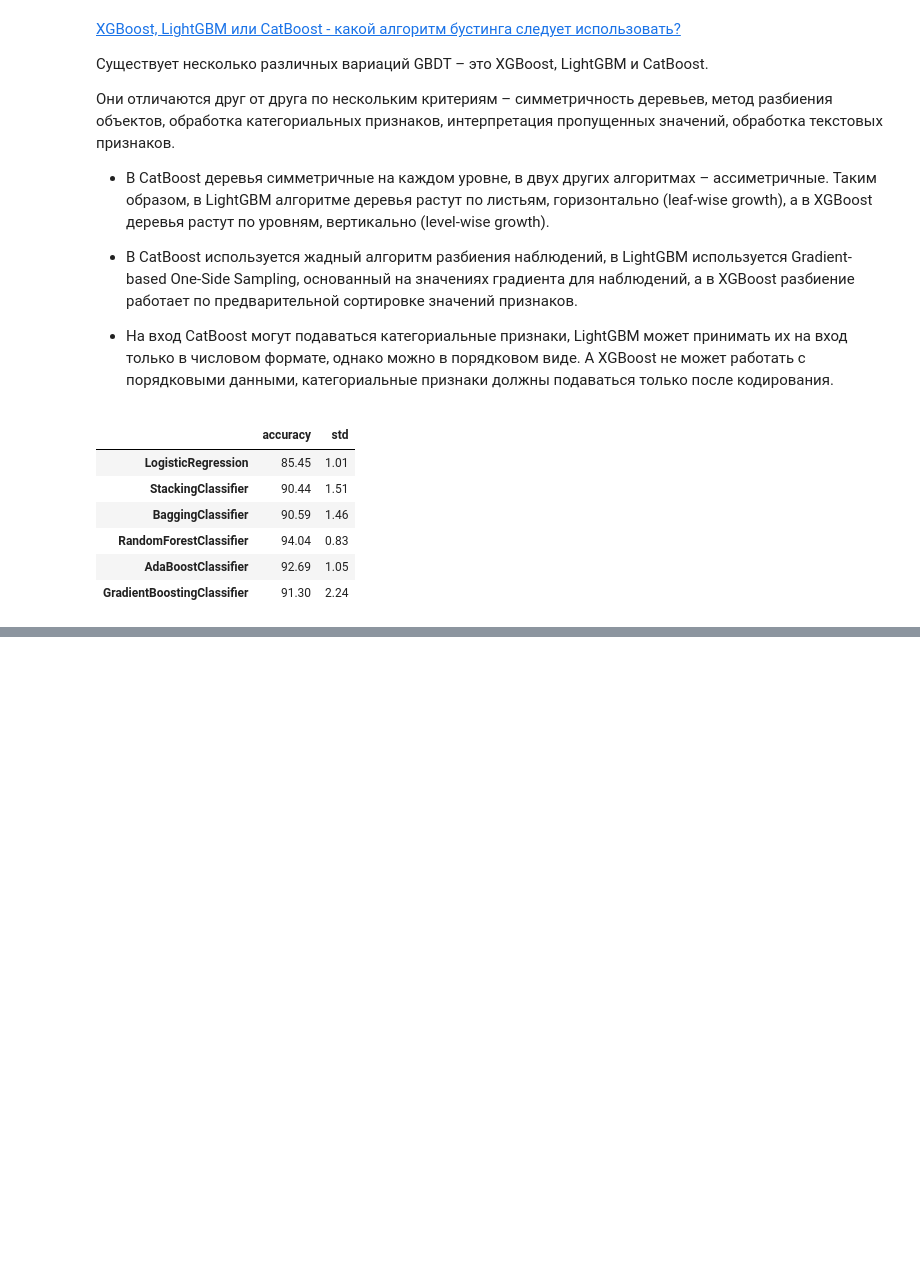
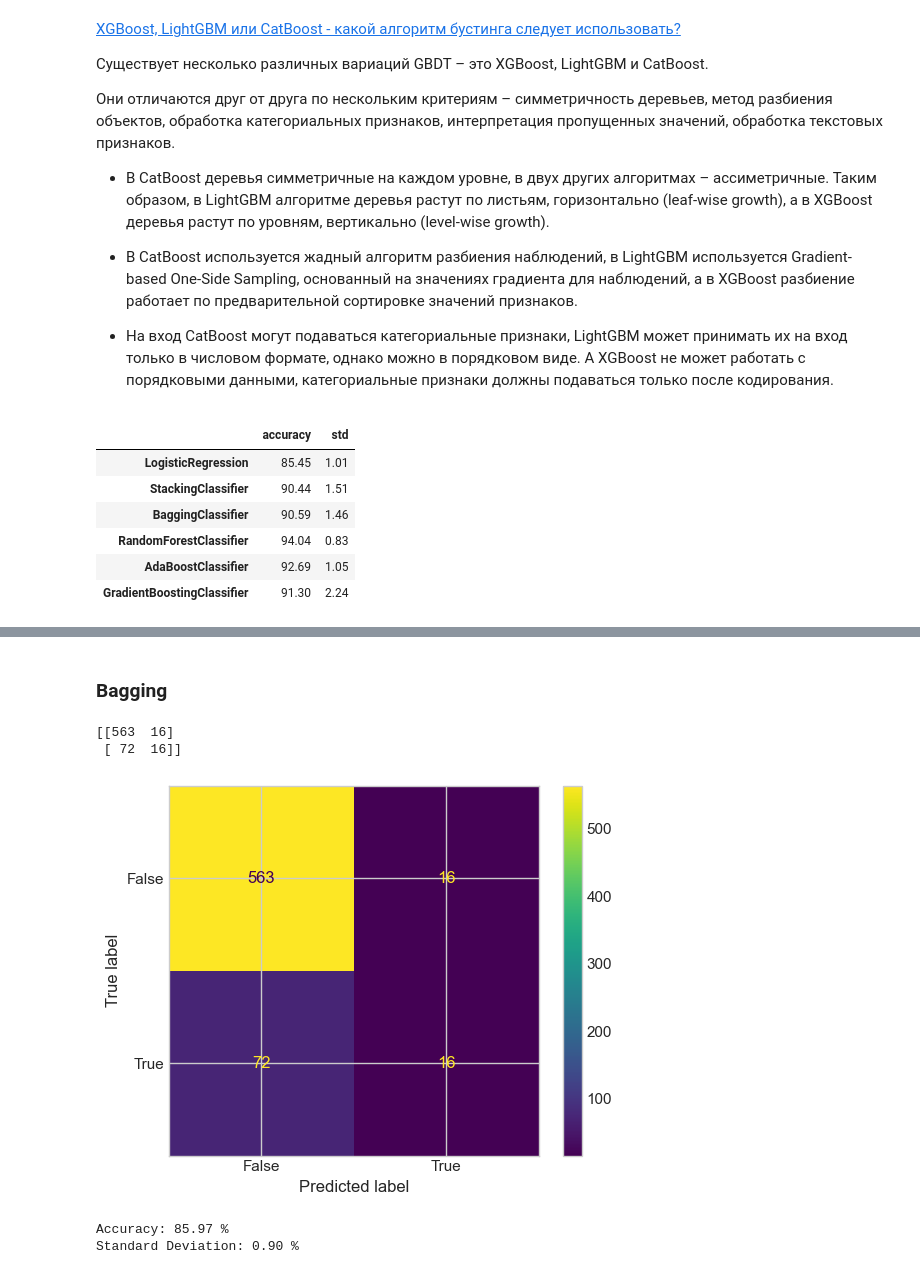
Before and after one commit to razrez/ml_classes, a Jupyter notebook: hw/11-011_Khodzhamirzoyev_8.ipynb, the cells around one changed output, grey strips where cells are left out. Drawn from its saved outputs; the diff is of its cells as text; code cells hidden in the pictures; blank space fills up the shorter version.

```diff
--- a/hw/11-011_Khodzhamirzoyev_8.ipynb
+++ b/hw/11-011_Khodzhamirzoyev_8.ipynb
@@ -290,0 +327,12 @@ score_results
+# %% [markdown]
+### Bagging
+# %%
+classifier = BaggingClassifier(estimator=LogisticRegression())
+classifier.fit(X_train, y_train)
+show_scores(classifier, "BaggingClassifier_PCA")
+# %% [output]
+[[563  16]
+ [ 72  16]]
+[figure, added]
+Accuracy: 85.97 %
+Standard Deviation: 0.90 %
```
Also changed, not shown: parts of 16 cells of this notebook.
